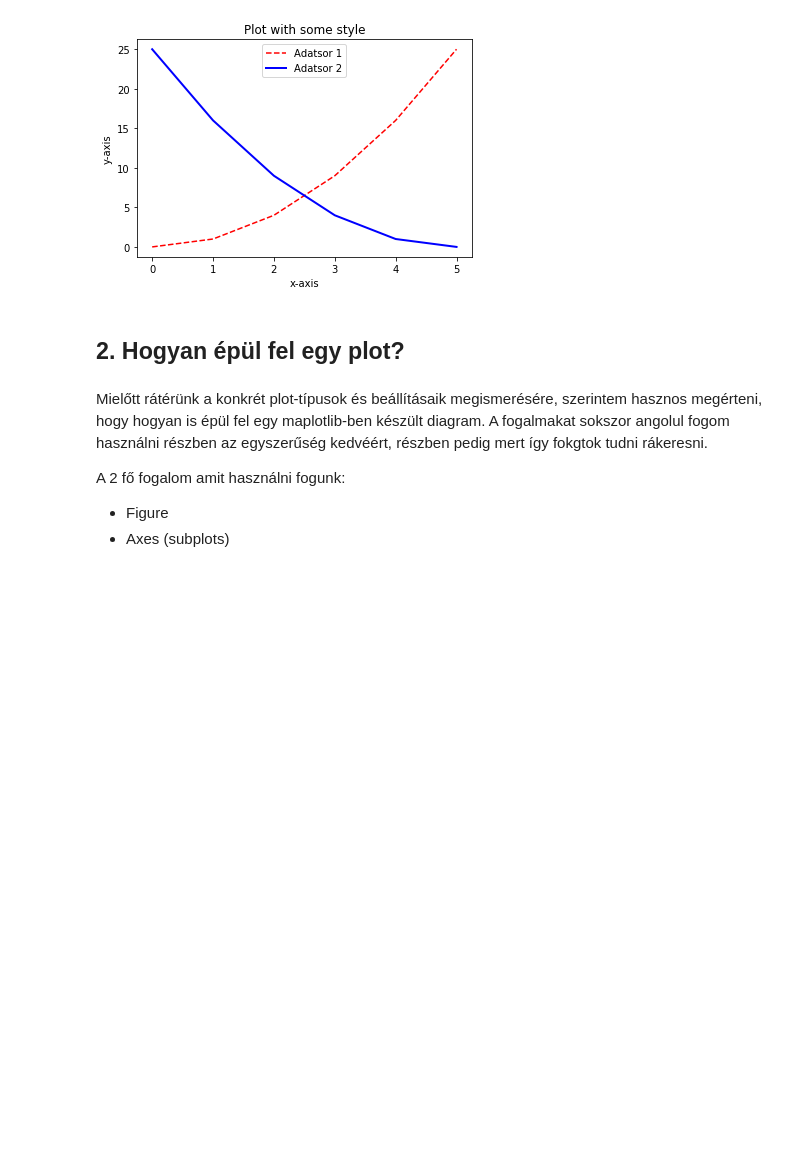
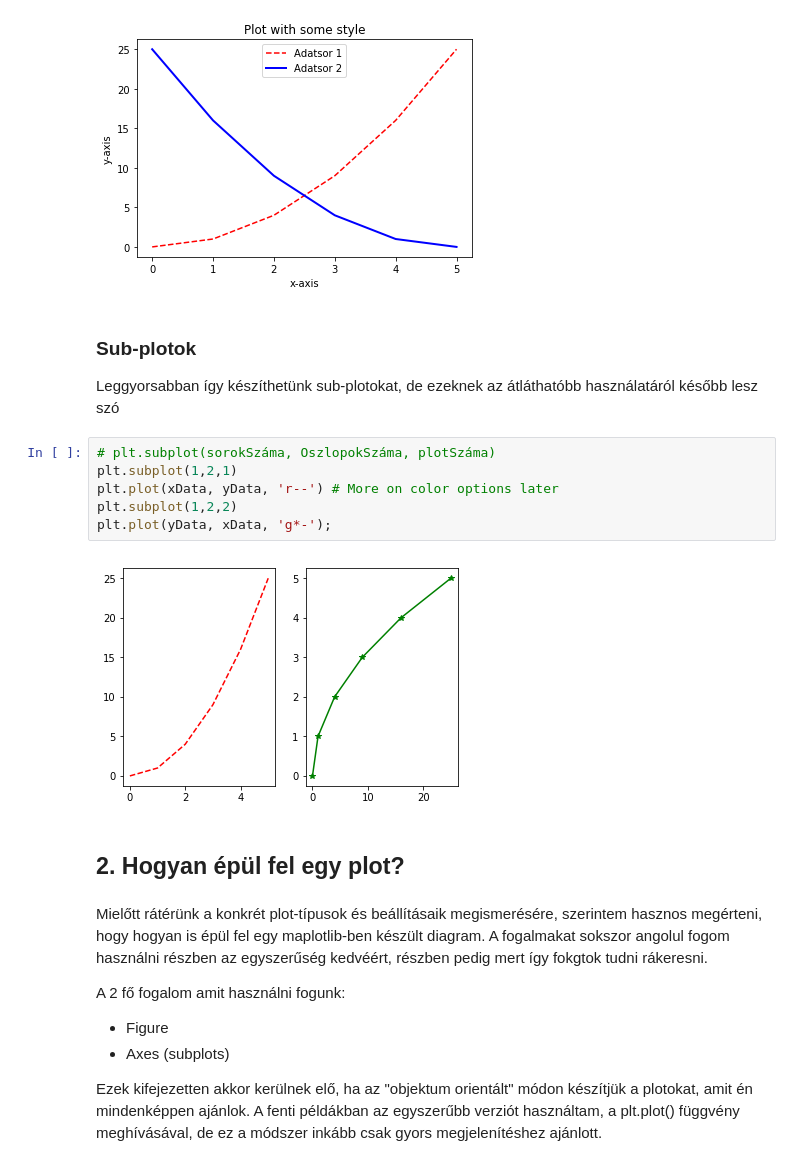
Before and after one commit to mizsakpeti/python-plotting-eCon, a Jupyter notebook: jupyter-notebooks/03_Matplotlib/030_MatPlotLib_Basics.ipynb, the cells around one changed output. Saved outputs shown, nothing was run; the diff lists cells and outputs as text; blank space fills up the shorter version.

```diff
--- a/jupyter-notebooks/03_Matplotlib/030_MatPlotLib_Basics.ipynb
+++ b/jupyter-notebooks/03_Matplotlib/030_MatPlotLib_Basics.ipynb
@@ -57,6 +37,17 @@ plt.legend()
 plt.show()
 # %% [output]
 [figure]
+# %% [markdown]
+### Sub-plotok
+Leggyorsabban így készíthetünk sub-plotokat, de ezeknek az átláthatóbb használatáról később lesz szó
+# %%
+# plt.subplot(sorokSzáma, OszlopokSzáma, plotSzáma)
+plt.subplot(1,2,1)
+plt.plot(xData, yData, 'r--') # More on color options later
+plt.subplot(1,2,2)
+plt.plot(yData, xData, 'g*-');
+# %% [output]
+[figure, added]
 # %% [markdown]
 ## 2. Hogyan épül fel egy plot?
 # %% [markdown]
@@ -65,3 +56,5 @@ Mielőtt rátérünk a konkrét plot-típusok és beállításaik megismerésér
 A 2 fő fogalom amit használni fogunk:
  * Figure
  * Axes (subplots)
+
+Ezek kifejezetten akkor kerülnek elő, ha az "objektum orientált" módon készítjük a plotokat, amit én mindenképpen ajánlok. A fenti példákban az egyszerűbb verziót használtam, a plt.plot() függvény meghívásával, de ez a módszer inkább csak gyors megjelenítéshez ajánlott.
```
Also changed, not shown: parts of 32 cells of this notebook, 3 other files.
